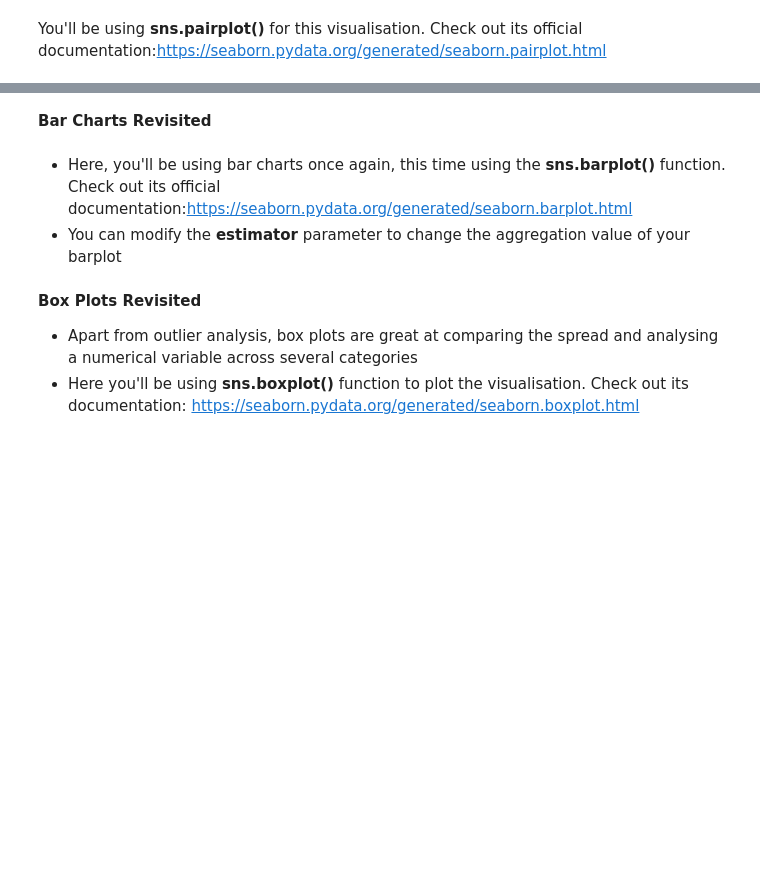
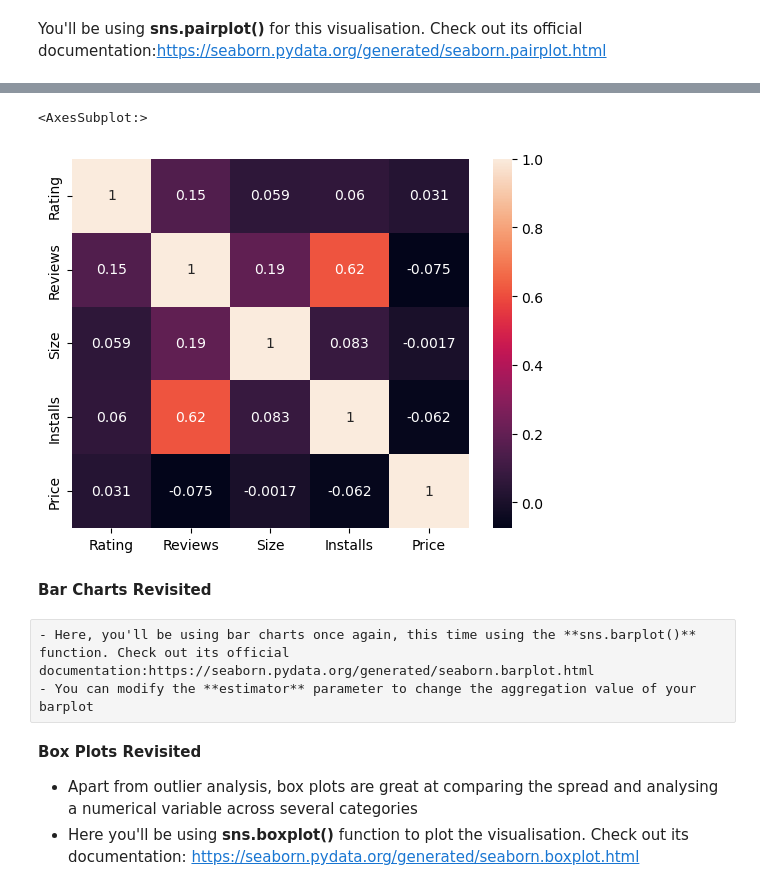
Before and after one commit to saishankar2748/Data-Analysis, a Jupyter notebook: Case Study Google Playstore apps/Data Visualisation in Python - Case Study.ipynb, the cells around one changed output, grey strips where cells are left out. Saved outputs shown, nothing was run; the diff lists cells and outputs as text; code cells hidden in the pictures; blank space fills up the shorter version.

```diff
--- a/Case Study Google Playstore apps/Data Visualisation in Python - Case Study.ipynb
+++ b/Case Study Google Playstore apps/Data Visualisation in Python - Case Study.ipynb
@@ -947,7 +956,12 @@ You'll be using **sns.pairplot()** for this visualisation. Check out its officia
+# %%
+sns.heatmap(inp1.corr(),annot=True)
+# %% [output]
+<AxesSubplot:>
+[figure, added]
 # %% [markdown]
 **Bar Charts Revisited**
-# %% [markdown]
-- Here, you'll be using bar charts once again, this time using the **sns.barplot()** function. Check out its official documentation:https://seaborn.pydata.org/generated/seaborn.barplot.html
-- You can modify the **estimator** parameter to change the aggregation value of your barplot
+# %% [raw]
+- Here, you'll be using bar charts once again, this time using the **sns.barplot()** function. Check out its official documentation:https://seaborn.pydata.org/generated/seaborn.barplot.html
+- You can modify the **estimator** parameter to change the aggregation value of your barplot
 # %%
 ##Plot a bar plot of Content Rating vs Average Rating
```
Also changed, not shown: parts of 30 cells of this notebook.
